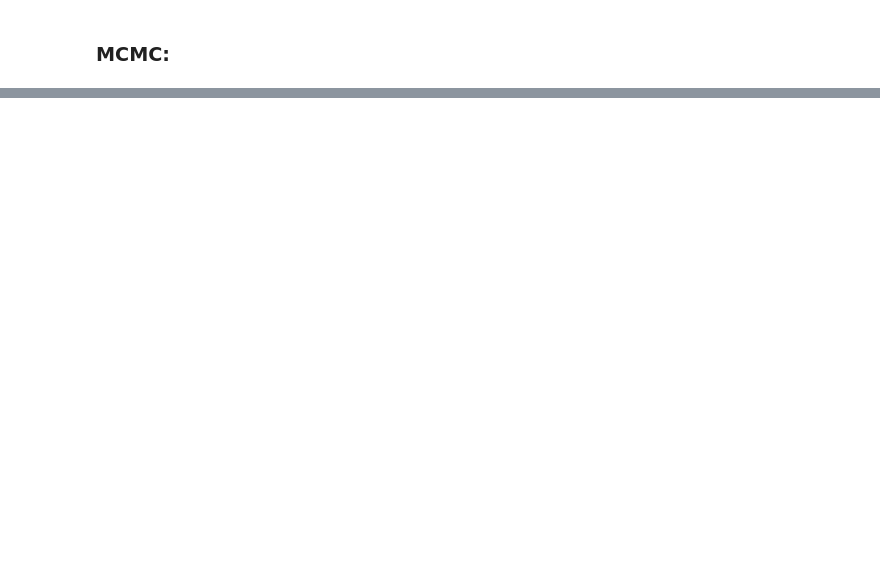
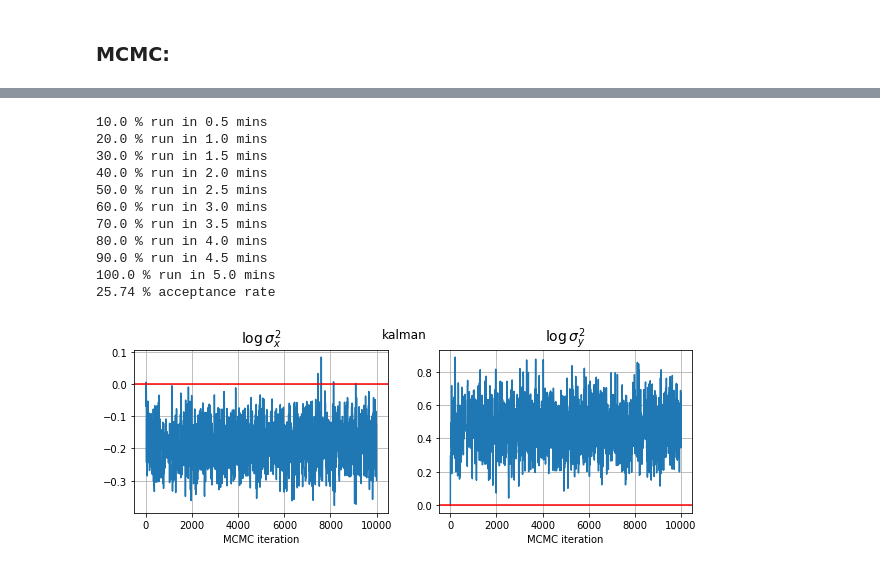
Before and after one commit to deborsheesen/DC-BATS-deborshee, a Jupyter notebook: linear_Gaussian_HMM/kalman.ipynb, the cells around one changed output, grey strips where cells are left out. Cells and saved outputs as stored; diff of their text form; code cells hidden in the pictures; blank space fills up the shorter version.

```diff
--- a/linear_Gaussian_HMM/kalman.ipynb
+++ b/linear_Gaussian_HMM/kalman.ipynb
@@ -81,5 +117,20 @@ log_sigmay2_chain_pow1, log_sigmax2_chain_pow1, accepted_pow1, scales_pow1 \
 # %%
 power = 5
 log_sigmay2_chain_pow5, log_sigmax2_chain_pow5, accepted_pow5, scales_pow5 \
-= adaptive_MH(Y, A, C, sigmax2, sigmay2, mu0, Sigma0, n_mcmc, scale=scale/power, power=power)
+= adaptive_MH(Y, A, C, sigmax2, sigmay2, mu0, Sigma0, n_mcmc, scale=scale/np.sqrt(power), power=power, kappa=2)
+
+plot(log_sigmay2_chain_pow5, log_sigmax2_chain_pow5, sigmax2, sigmay2, "kalman")
+# %% [output]
+10.0 % run in 0.5 mins
+20.0 % run in 1.0 mins
+30.0 % run in 1.5 mins
+40.0 % run in 2.0 mins
+50.0 % run in 2.5 mins
+60.0 % run in 3.0 mins
+70.0 % run in 3.5 mins
+80.0 % run in 4.0 mins
+90.0 % run in 4.5 mins
+100.0 % run in 5.0 mins
+25.74 % acceptance rate
+[figure, added]
 # %%
```
Also changed, not shown: parts of 12 cells of this notebook, 4 other files.
